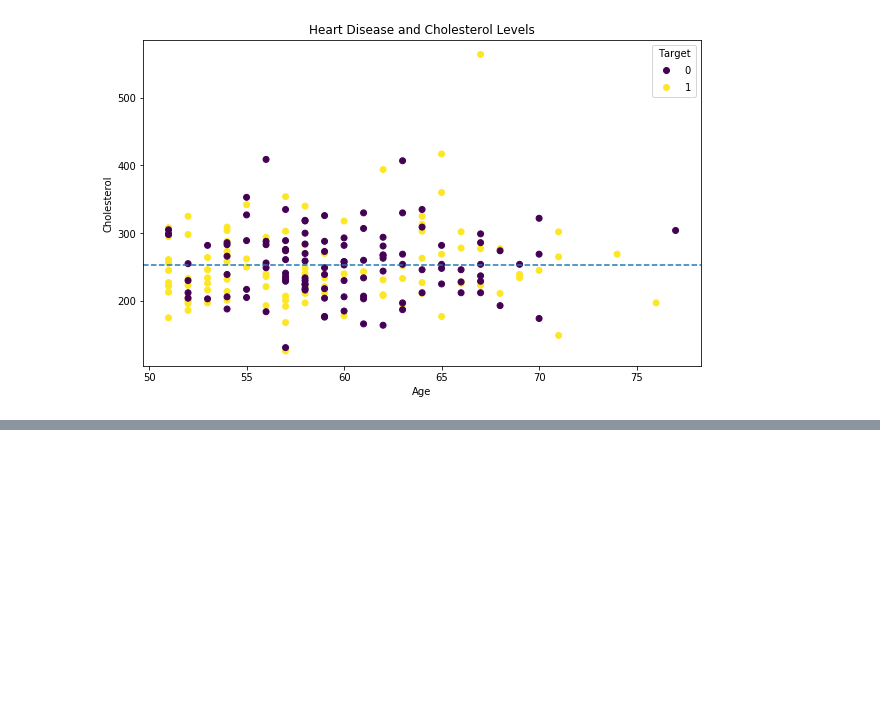
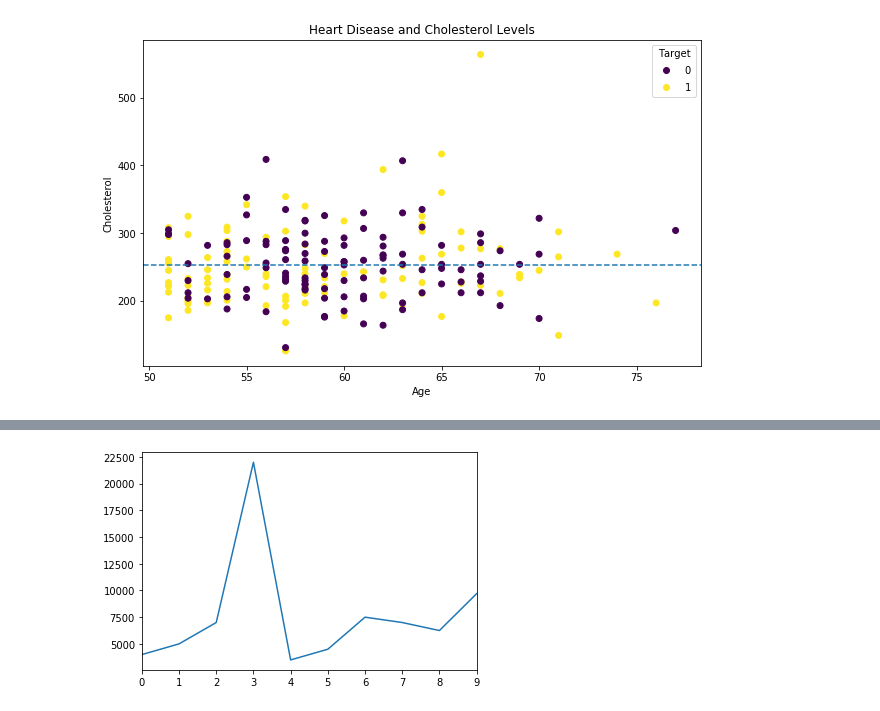
Before and after one commit to Sirivasv/ZTM_ML, a Jupyter notebook: introduction-to-matplotlib.ipynb, the cells around one changed output, grey strips where cells are left out. Saved outputs shown, nothing was run; the diff lists cells and outputs as text; code cells hidden in the pictures; blank space fills up the shorter version.

```diff
--- a/introduction-to-matplotlib.ipynb
+++ b/introduction-to-matplotlib.ipynb
@@ -443,0 +524,4 @@ ax.axhline(over_50["chol"].mean(),
+# %%
+car_sales["Price"].plot();
+# %% [output]
+[figure, added]
```
Also changed, not shown: parts of 28 cells of this notebook, 5 other files.
